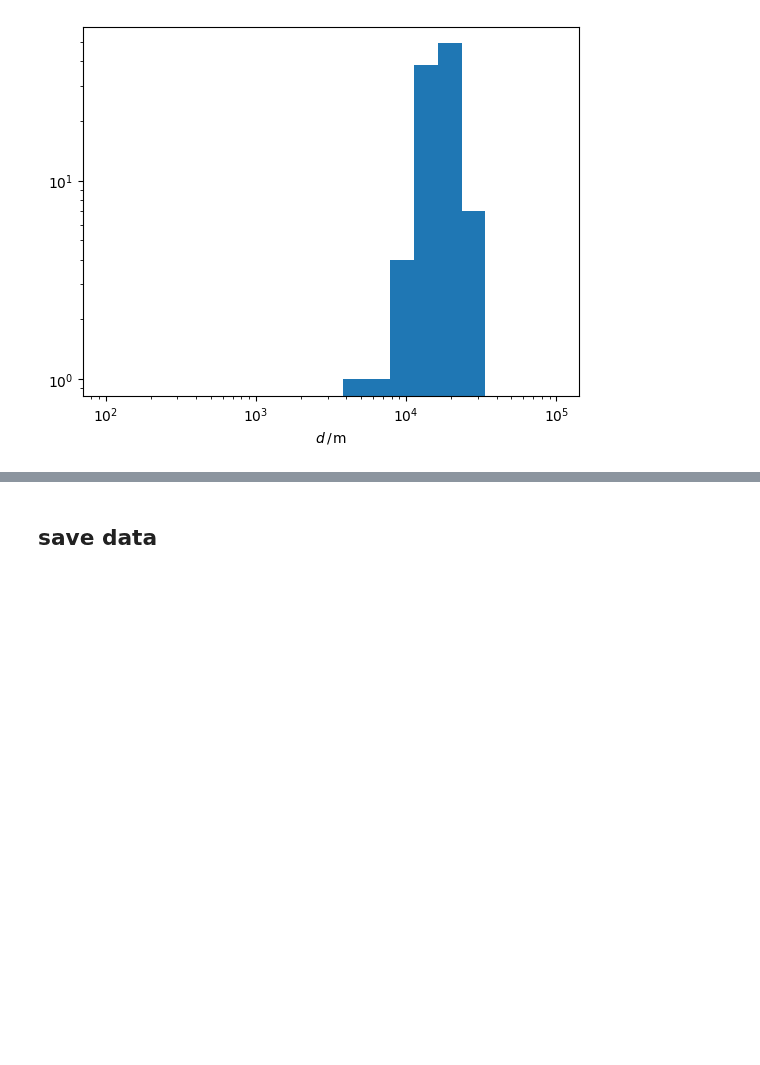
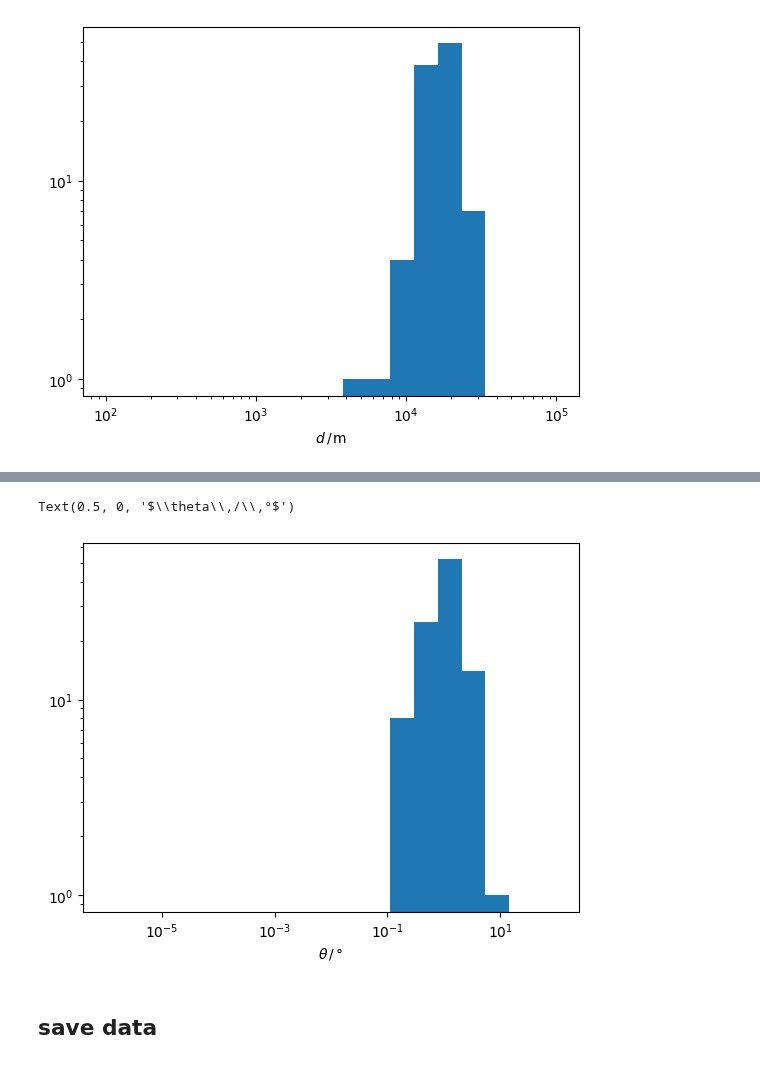
Before and after one commit to pascalgutjahr/muon-deflection-paper, a Jupyter notebook: deflection/deflection_parametrizations/deflection_method_shower_dist.ipynb, the cells around one changed output, grey strips where cells are left out. Cells and saved outputs as stored; diff of their text form; code cells hidden in the pictures; blank space fills up the shorter version.

```diff
--- a/deflection/deflection_parametrizations/deflection_method_shower_dist.ipynb
+++ b/deflection/deflection_parametrizations/deflection_method_shower_dist.ipynb
@@ -229,3 +236,12 @@ Text(0.5, 0, '$\\theta\\,/\\,°$')
+# %%
+bins = np.logspace(-6, 2, 20)
+plt.hist(np.rad2deg(tracks_deflection), bins=bins)
+plt.yscale('log')
+plt.xscale('log')
+plt.xlabel(r'$\theta\,/\,°$')
+# %% [output]
+Text(0.5, 0, '$\\theta\\,/\\,°$')
+[figure, added]
 # %% [markdown]
 ## save data
 # %%
```
Also changed, not shown: parts of 10 cells of this notebook, 10 other files.
